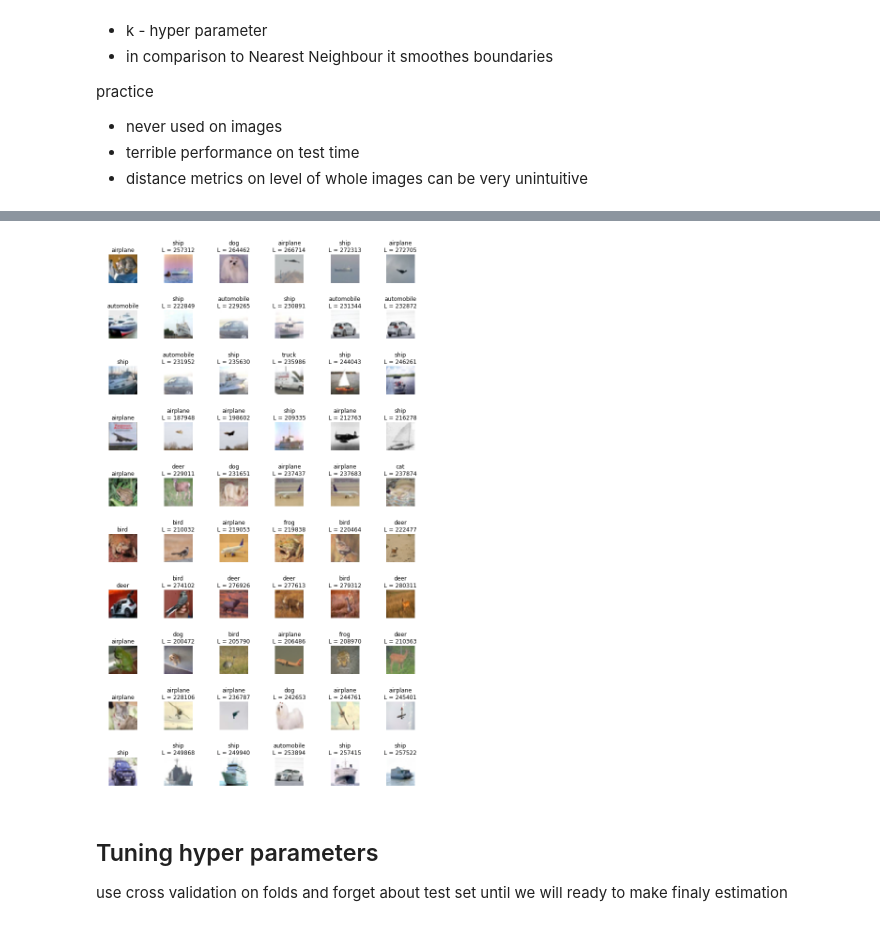
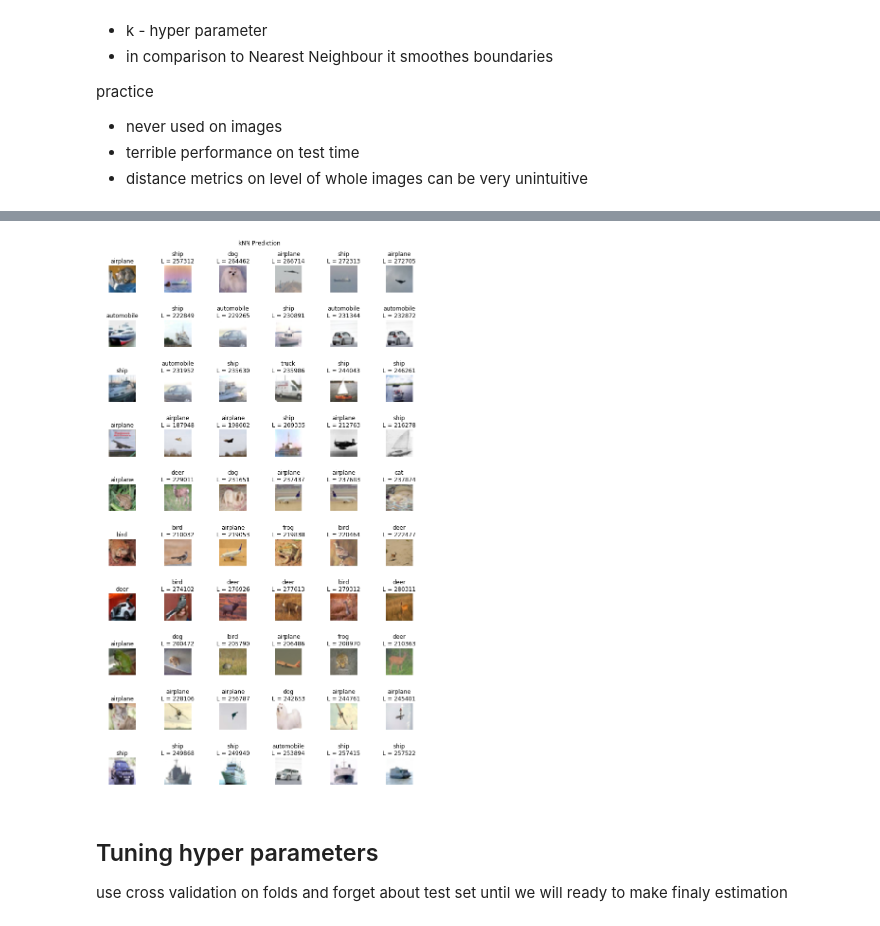
Before and after one commit to hyzhak/cs231n-lecture-notes, a Jupyter notebook: lec2-data-driven-approach-knn-linear-classification-1.ipynb, the cells around one changed output, grey strips where cells are left out. Cells and saved outputs as stored; diff of their text form; code cells hidden in the pictures.

```diff
--- a/lec2-data-driven-approach-knn-linear-classification-1.ipynb
+++ b/lec2-data-driven-approach-knn-linear-classification-1.ipynb
@@ -213,4 +215,6 @@ def build_get_image(test_images, train_categories):
     return get_image
 
 %time grid_of_images(6, 10, build_get_image(x_test, y_train), grid_width=10)
+plt.suptitle('kNN Prediction')
+plt.tight_layout(rect=[0, 0, 1, 0.97])
 # %% [output]
@@ -219,4 +223,4 @@ Wall time: 2.32 s
-[figure, old version]
+[figure, new version]
 # %% [markdown]
 ## Tuning hyper parameters
 
```
Also changed, not shown: parts of 4 cells of this notebook.
